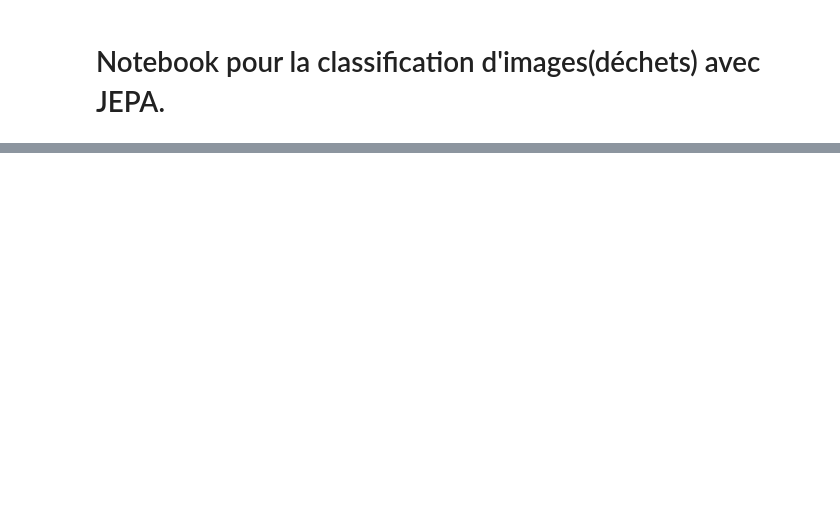
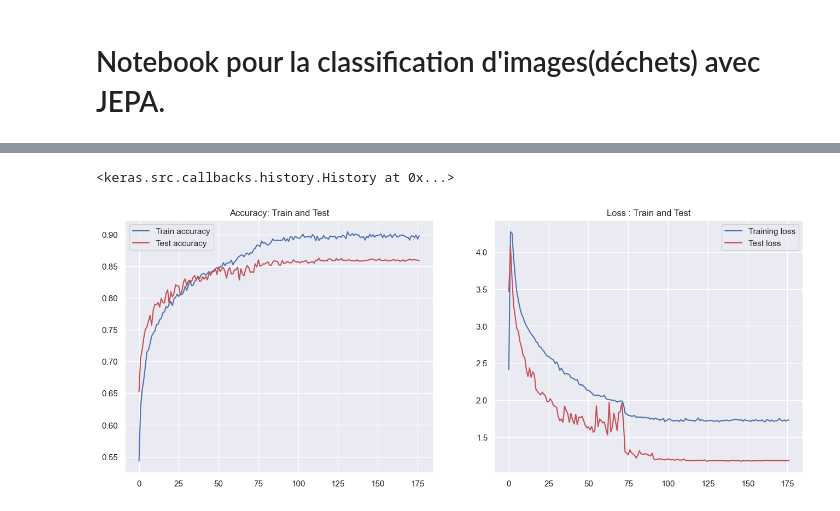
Before and after one commit to soirfaneabdallah/GestionsDechet, a Jupyter notebook: jepa_cls.ipynb, the cells around one changed output, grey strips where cells are left out. Cells and saved outputs as stored; diff of their text form; code cells hidden in the pictures; blank space fills up the shorter version.

Commit message:
Mise à jour du fichier de la classification par le modele JEPA en mettant des methodes de detection d'anomalie

```diff
--- a/jepa_cls.ipynb
+++ b/jepa_cls.ipynb
@@ -22,7 +22,7 @@ df.encodage()
 from tensorflow.keras.preprocessing.image import ImageDataGenerator
 # %%
 train_datagen = ImageDataGenerator(
-    rotation_range=35,
+    rotation_range=20,
     width_shift_range=0.2,
     height_shift_range=0.2,
     shear_range=0.2,
@@ -36,5 +36,6 @@ train_datagen = ImageDataGenerator(
 )
 
 
+
 test_datagen =  ImageDataGenerator(rescale= 1. / 255)
 # %%
@@ -57 +59,12 @@ from tensorflow.keras.applications import InceptionResNetV2
+# %%
+# Dimensions
+IMG_HEIGHT = 64
+IMG_WIDTH = 64
+IMG_CHANNELS = 3
+EMBED_DIM = 128           # Dimension de l'espace latent
+NUM_CLASSES = 5
+BATCH_SIZE = 64
+EPOCHS_JEPA = 100          # Pré-entraînement auto-supervisé
+EPOCHS_CLASS = 50         # Classification supervisée
+EMA_DECAY = 0.99          # Pour l'encodeur cible
 # %%
@@ -221,5 +263,5 @@ class JEPA_Model(tf.keras.Model):
 # %%
-model = JEPA_Model(embed_dim=256, num_classes=5)
+model = JEPA_Model(embed_dim=128, num_classes=5)
 # %%
 model.summary()
 # %% [output]
@@ -241,47 +319,48 @@ Model: "jepa__model"
 # %%
 import time
-from tensorflow.keras.callbacks import ModelCheckpoint, EarlyStopping, ReduceLROnPlateau
-from tensorflow.keras.optimizers import RMSprop
 
 initial_learning_rate = 1e-4
 
+# Callbacks avec modes explicites
 param_surv_app1 = ModelCheckpoint(
-    "model_jepa.keras",
+    "model_jepa_cls_1.keras",
     monitor="val_accuracy",
     verbose=1,
-    save_best_only=True
+    save_best_only=True,
+    mode='max'
 )
 
 param_surv_app2 = EarlyStopping(
     monitor='val_loss',
     patience=30,
     verbose=1,
-    restore_best_weights=True
+    restore_best_weights=True,
+    mode='min'
 )
 
 param_surv_app3 = ReduceLROnPlateau(
     monitor='val_loss',
     factor=0.2,
     patience=10,
-    verbose=1
+    verbose=1,
+    mode='min'
 )
 
-# ⚠️ compile sans loss classique
-model.compile(
-    optimizer=RMSprop(learning_rate=initial_learning_rate)
-)
+# Compilation
+model.compile(optimizer=RMSprop(learning_rate=initial_learning_rate))
 
-# entraînement
+# Entraînement
 start_time = time.time()
 
 historique = model.fit(
     train_generator,
-    epochs=200,
+    epochs=300,
     validation_data=test_generator,
-   # class_weight=class_weights,
     callbacks=[param_surv_app1, param_surv_app2, param_surv_app3]
 )
 
 end_time = time.time()
+elapsed = end_time - start_time
+print(f"Temps d'entraînement : {format_time(elapsed)}")
 # %% [output]
 Epoch 1/200
@@ -289,0 +383,8 @@ ValueError: ModelCheckpoint callback received monitor=val_accuracy, but Keras is
+# %%
+historique
+# %% [output]
+<keras.src.callbacks.history.History at 0x...>
+# %%
+outils.plot_result(historique,name_fig="plot_cls_jepa_1",register_plot=False)
+# %% [output]
+[figure, added]
```
Also changed, not shown: parts of 20 cells of this notebook.
